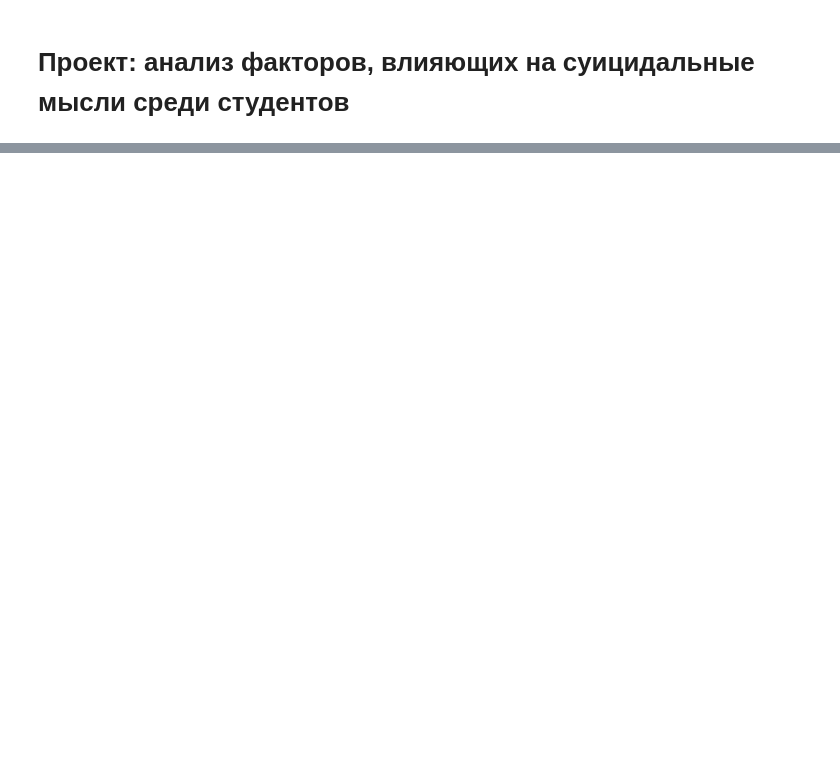
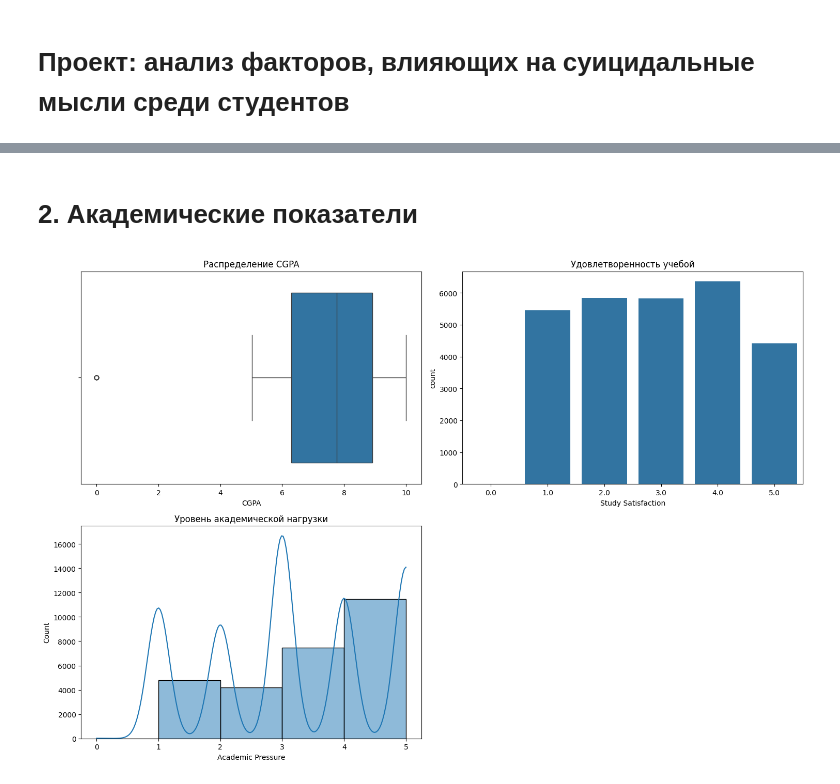
Before and after one commit to kasaiannn/HW, a Jupyter notebook: project.ipynb, the cells around one changed output, grey strips where cells are left out. Cells and saved outputs as stored; diff of their text form; code cells hidden in the pictures; blank space fills up the shorter version.

```diff
--- a/project.ipynb
+++ b/project.ipynb
@@ -70,0 +164,11 @@ df.head()
+# %%
+# Ordinal encoding (порядковое кодирование)
+sleep_ordinal = {
+    "'Less than 5 hours'": 1,
+    "'5-6 hours'": 2,
+    "'7-8 hours'": 3,
+    "'More than 8 hours'": 4,
+    'Others': 5  # Как отдельная категория
+}
+
+df['Sleep Duration Code'] = df['Sleep Duration'].map(sleep_ordinal)
@@ -70,0 +251,23 @@ df.head()
+# %% [markdown]
+# **2. Академические показатели**
+# %%
+plt.figure(figsize=(15, 10))
+# CGPA
+plt.subplot(2, 2, 1)
+sns.boxplot(x=df['CGPA'])
+plt.title('Распределение CGPA')
+
+# Удовлетворенность учебой
+plt.subplot(2, 2, 2)
+sns.countplot(x=df['Study Satisfaction'])
+plt.title('Удовлетворенность учебой')
+
+# Академическая нагрузка
+plt.subplot(2, 2, 3)
+sns.histplot(df['Academic Pressure'], bins=5, kde=True)
+plt.title('Уровень академической нагрузки')
+
+plt.tight_layout()
+plt.show()
+# %% [output]
+[figure, added]
```
Also changed, not shown: parts of 27 cells of this notebook.
